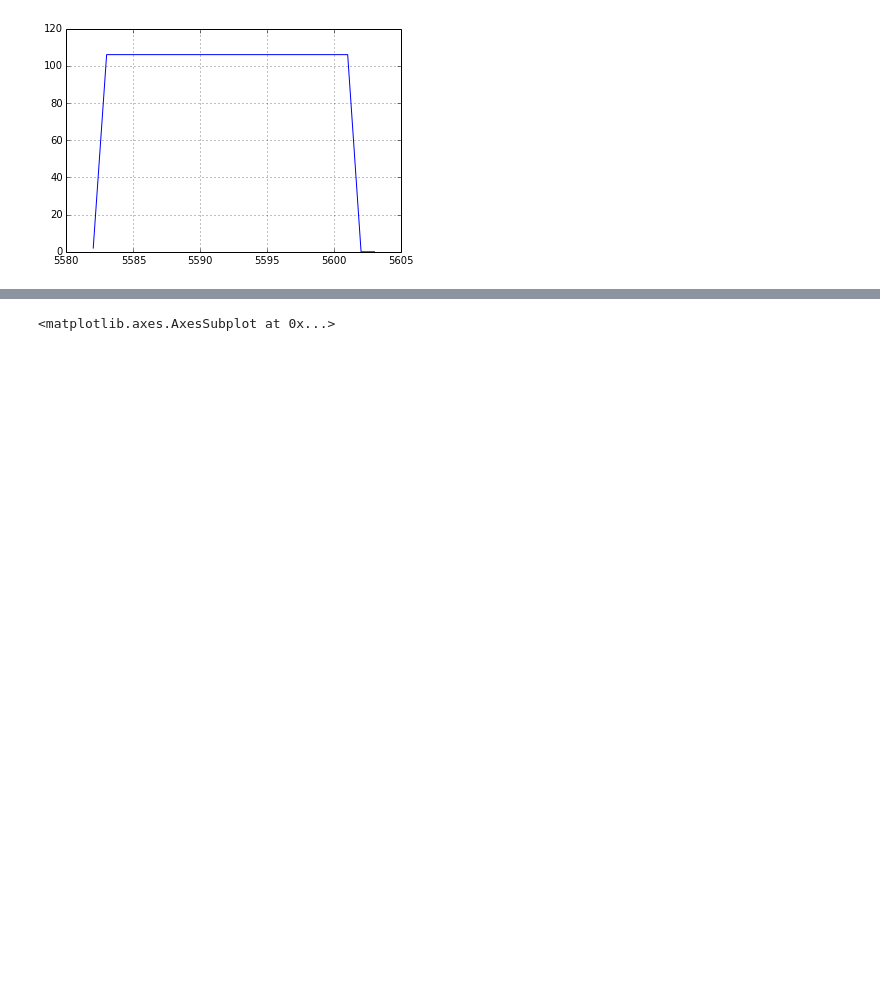
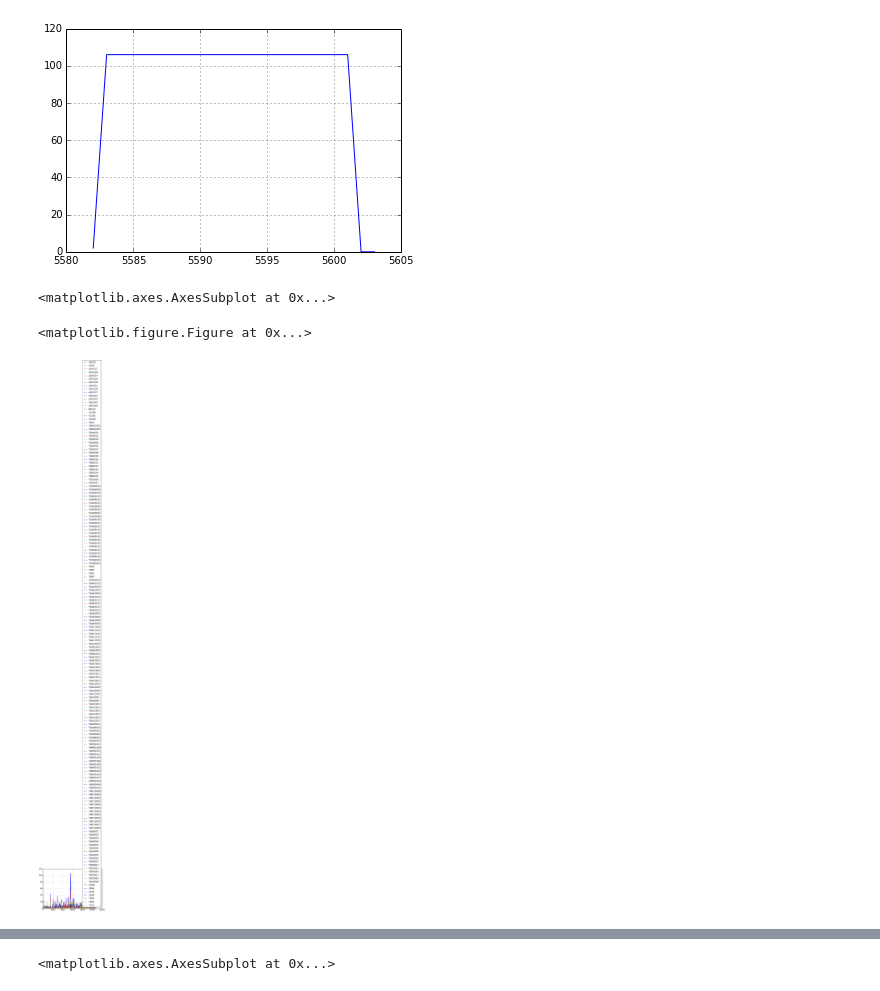
Before and after one commit to peterdfields/hs_vervet, a Jupyter notebook: notebooks/20141018_map_to_siv.ipynb, the cells around one changed output, grey strips where cells are left out. Drawn from its saved outputs; the diff is of its cells as text; code cells hidden in the pictures; blank space fills up the shorter version.

```diff
--- a/notebooks/20141018_map_to_siv.ipynb
+++ b/notebooks/20141018_map_to_siv.ipynb
@@ -41,3 +69,10 @@ cov_df.ix[">DJ048201|DJ048201","VGA00006"].ix[max_idx-10:max_idx+20].plot()
 # %% [output]
 <matplotlib.axes.AxesSubplot at 0x...>
 [figure]
+# %%
+plt.figure(figsize=(30,3))
+cov_df.ix[">DJ048201|DJ048201"].plot()
+# %% [output]
+<matplotlib.axes.AxesSubplot at 0x...>
+<matplotlib.figure.Figure at 0x...>
+[figure, added]
```
Also changed, not shown: parts of 28 cells of this notebook, 16 other files.
